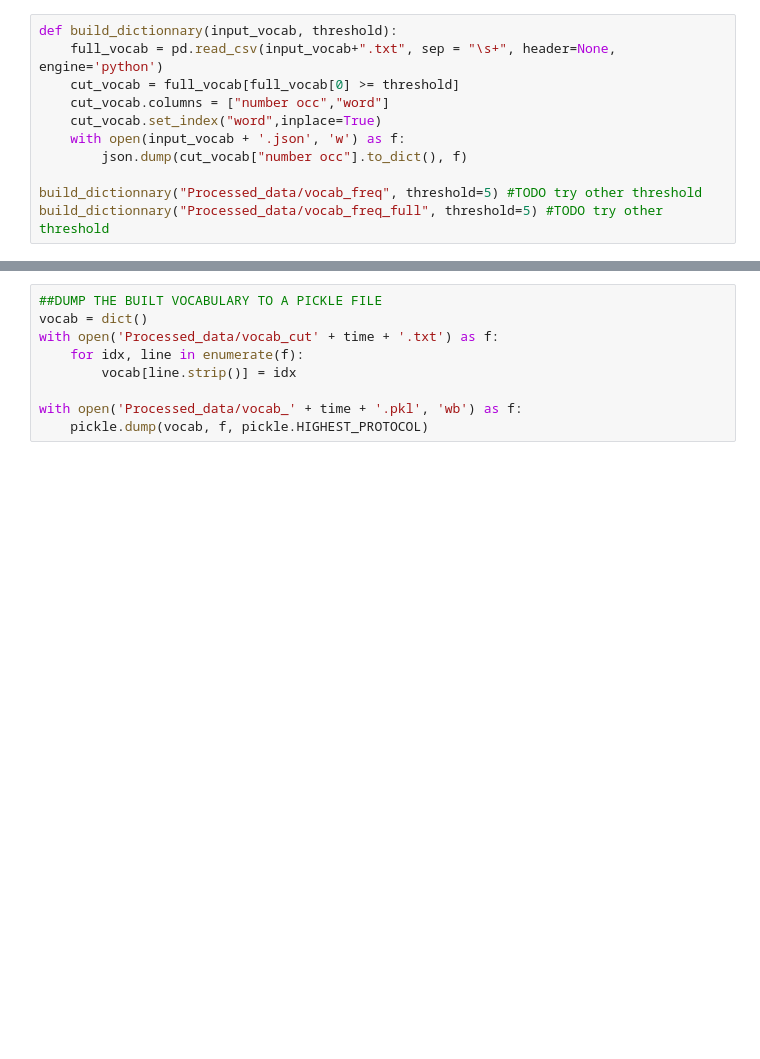
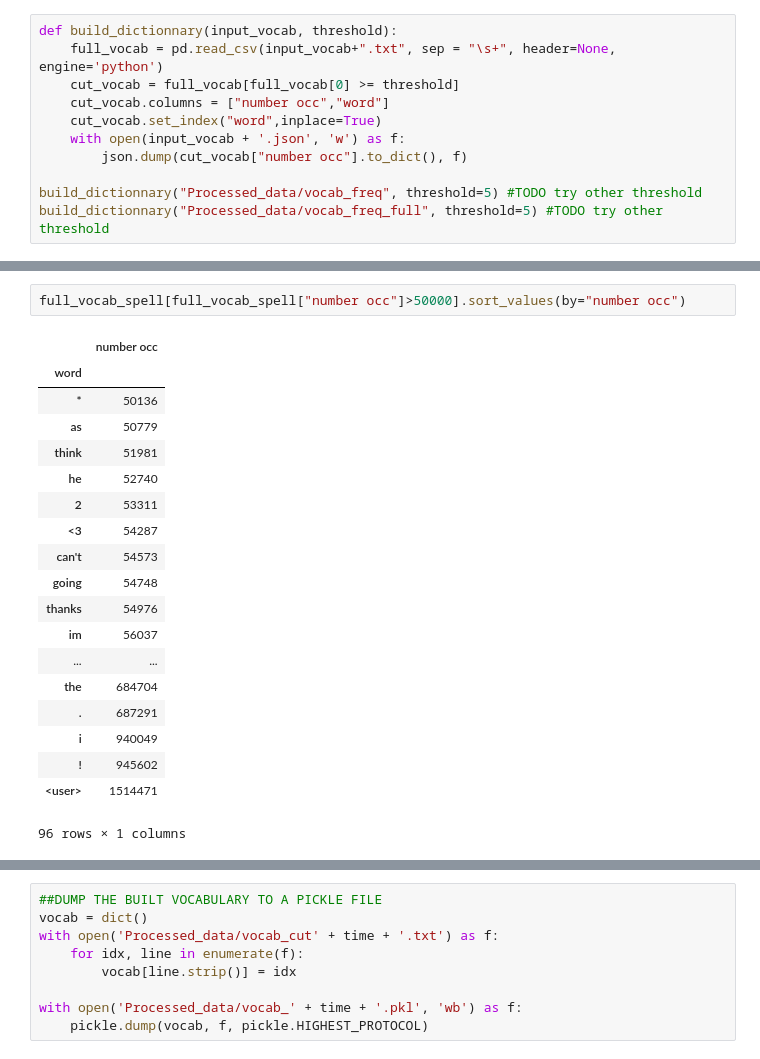
Before and after one commit to Krysis789/MLproject2, a Jupyter notebook: full_pipeline.ipynb, the cells around one changed output, grey strips where cells are left out. Saved outputs shown, nothing was run; the diff lists cells and outputs as text; blank space fills up the shorter version.

```diff
--- a/full_pipeline.ipynb
+++ b/full_pipeline.ipynb
@@ -191,3 +214,25 @@ with open("Processed_data/input_WE.txt", "w+", encoding = "utf-8") as f:
+# %%
+full_vocab_spell[full_vocab_spell["number occ"]>50000].sort_values(by="number occ")
+# %% [output]
+|  | number occ |
+| word |  |
+| * | 50136 |
+| as | 50779 |
+| think | 51981 |
+| he | 52740 |
+| 2 | 53311 |
+| <3 | 54287 |
+| can't | 54573 |
+| going | 54748 |
+| thanks | 54976 |
+| im | 56037 |
+| ... | ... |
+| the | 684704 |
+| . | 687291 |
+| i | 940049 |
+| ! | 945602 |
+| <user> | 1514471 |
+96 rows × 1 columns
 # %%
 ##APPLY build_vocab.sh AND CUT THE VOCABULARY USING THE CHOSEN THRESHOLD
 
```
Also changed, not shown: parts of 12 cells of this notebook.
